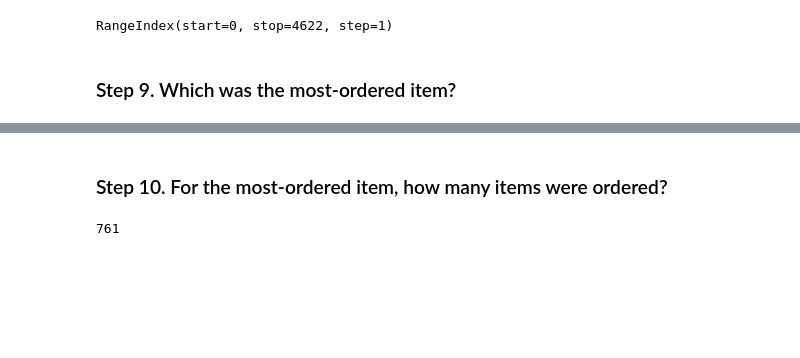
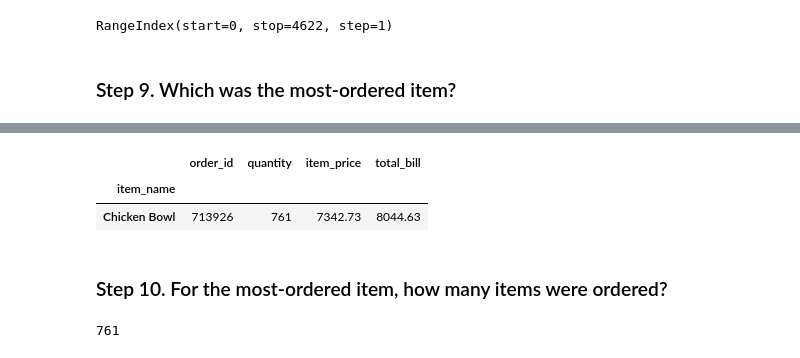
Before and after one commit to vybhavk/pandas_exercises, a Jupyter notebook: 01_Getting_&_Knowing_Your_Data/Chipotle/Exercises.ipynb, the cells around one changed output, grey strips where cells are left out. Cells and saved outputs as stored; diff of their text form; code cells hidden in the pictures; blank space fills up the shorter version.

```diff
--- a/01_Getting_&_Knowing_Your_Data/Chipotle/Exercises.ipynb
+++ b/01_Getting_&_Knowing_Your_Data/Chipotle/Exercises.ipynb
@@ -82,4 +82,10 @@ data.item_name.value_counts().reset_index().sort_values('item_name',ascending=Fa
 Name: index, dtype: object
+# %%
+data.groupby('item_name').sum().sort_values(['quantity'],ascending=False).head(1)
+# %% [output]
+|  | order_id | quantity | item_price | total_bill |
+| item_name |  |  |  |  |
+| Chicken Bowl | 713926 | 761 | 7342.73 | 8044.63 |
 # %% [markdown]
 ### Step 10. For the most-ordered item, how many items were ordered?
 # %%
```
Also changed, not shown: parts of 7 cells of this notebook.
